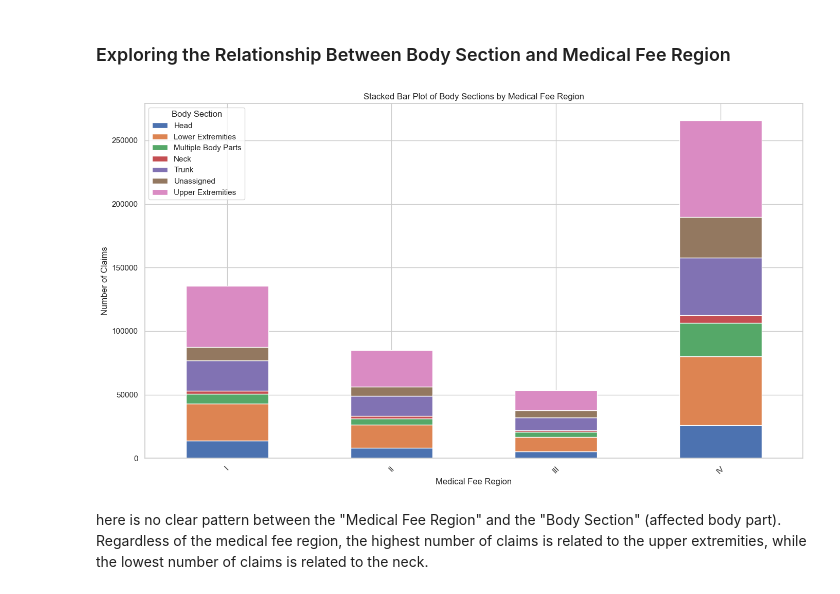
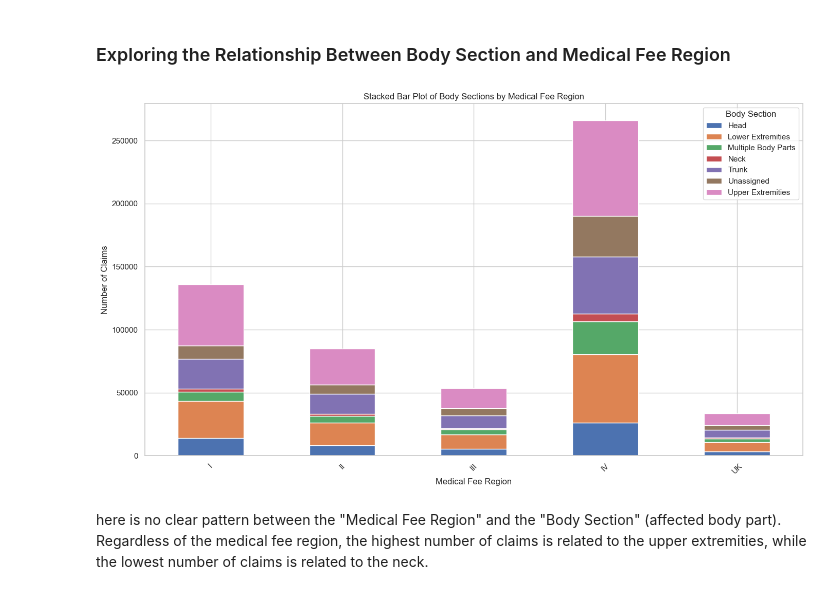
Before and after one commit to berthlou/DSAA_ML_41, a Jupyter notebook: code/exploratory_analysis/multivariate_analysis.ipynb, the cells around one changed output. Saved outputs shown, nothing was run; the diff lists cells and outputs as text; code cells hidden in the pictures.

Commit message:
final rerun multivariate analysis and slight text adjustments

```diff
--- a/code/exploratory_analysis/multivariate_analysis.ipynb
+++ b/code/exploratory_analysis/multivariate_analysis.ipynb
@@ -8,8 +8,8 @@ import seaborn as sns
 # %% [markdown]
 ## Import Data
 # %%
-df_train = pd.read_csv("train_data_enriched.csv")
-df_test = pd.read_csv("test_data_enriched.csv")
+df_train = pd.read_csv("../../data/train_data_enriched_multivar.csv")
+df_test = pd.read_csv("../../data/test_data_enriched_multivar.csv")
 # %% [markdown]
 ## Looking At The Enriched Data
 # %%
@@ -493,18 +495,21 @@ plt.show()
 # %% [markdown]
 ### Exploring the Relationship Between Body Section and Medical Fee Region
 # %%
+# Count the occurrences of each Body Section in each Medical Fee Region
+grouped_data = df_train.groupby(['Medical Fee Region', 'Body Section']).size().reset_index(name='Counts')
+
 # Pivot data for stacked bar chart
 pivot_data = grouped_data.pivot_table(index='Medical Fee Region', columns='Body Section', values='Counts', aggfunc='sum', fill_value=0)
 
 # Create the stacked bar plot
 pivot_data.plot(kind='bar', stacked=True, figsize=(14, 8))
 plt.title('Stacked Bar Plot of Body Sections by Medical Fee Region')
 plt.xlabel('Medical Fee Region')
 plt.ylabel('Number of Claims')
 plt.xticks(rotation=45)  # Rotate x labels for better readability
 plt.tight_layout()  # Adjust layout
 plt.show()
 # %% [output]
-[figure, old version]
+[figure, new version]
 # %% [markdown]
 here is no clear pattern between the "Medical Fee Region" and the "Body Section" (affected body part). Regardless of the medical fee region, the highest number of claims is related to the upper extremities, while the lowest number of claims is related to the neck.
```
Also changed, not shown: parts of 13 cells of this notebook.
